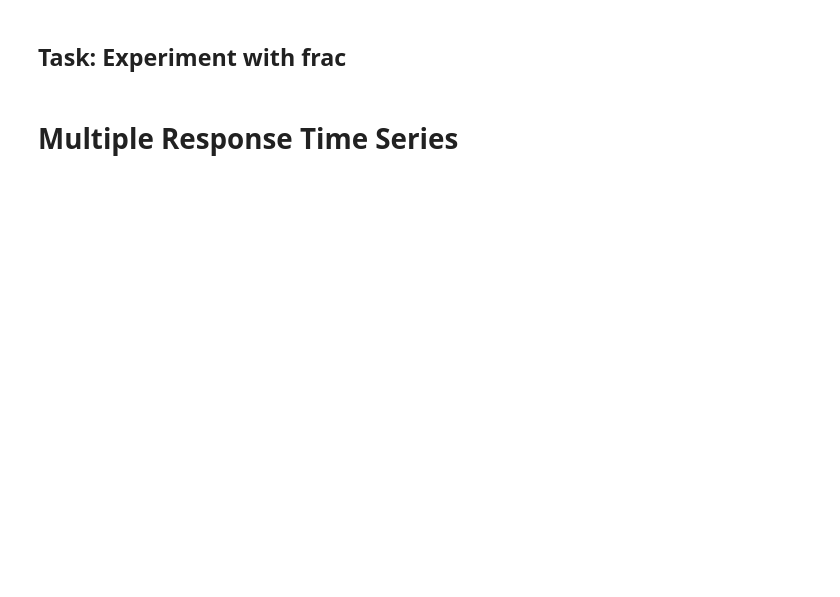
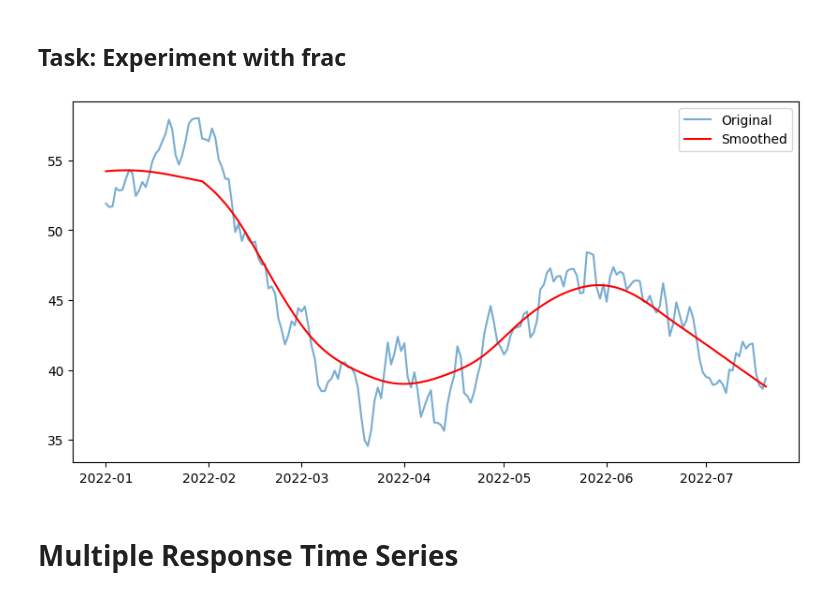
Before and after one commit to Musfique-Ahmed/Data-Visualization-Lab, a Jupyter notebook: Final Practice/DataViz_Lab06.ipynb, the cells around one changed output. Saved outputs shown, nothing was run; the diff lists cells and outputs as text; code cells hidden in the pictures; blank space fills up the shorter version.

```diff
--- a/Final Practice/DataViz_Lab06.ipynb
+++ b/Final Practice/DataViz_Lab06.ipynb
@@ -84,3 +124,14 @@ plt.show()
+# %%
+## YOUR CODE HERE
+
+smoothed = lowess(series['Value'], np.arange(len(series)), frac=0.3)
+plt.figure(figsize=(10,5))
+plt.plot(series.index, series['Value'], label = 'Original', alpha = .6)
+plt.plot(series.index, smoothed[:, 1], label = 'Smoothed', color = 'red')
+plt.legend()
+plt.show()
+# %% [output]
+[figure, added]
 # %% [markdown]
 # Multiple Response Time Series
 # %%
```
Also changed, not shown: parts of 14 cells of this notebook.
